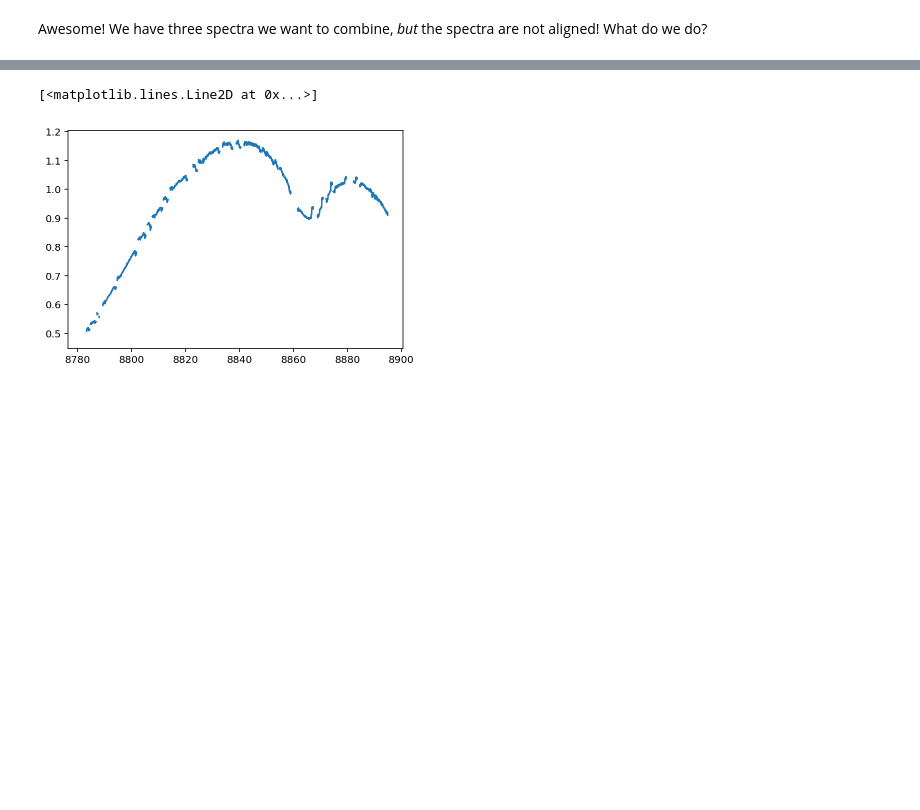
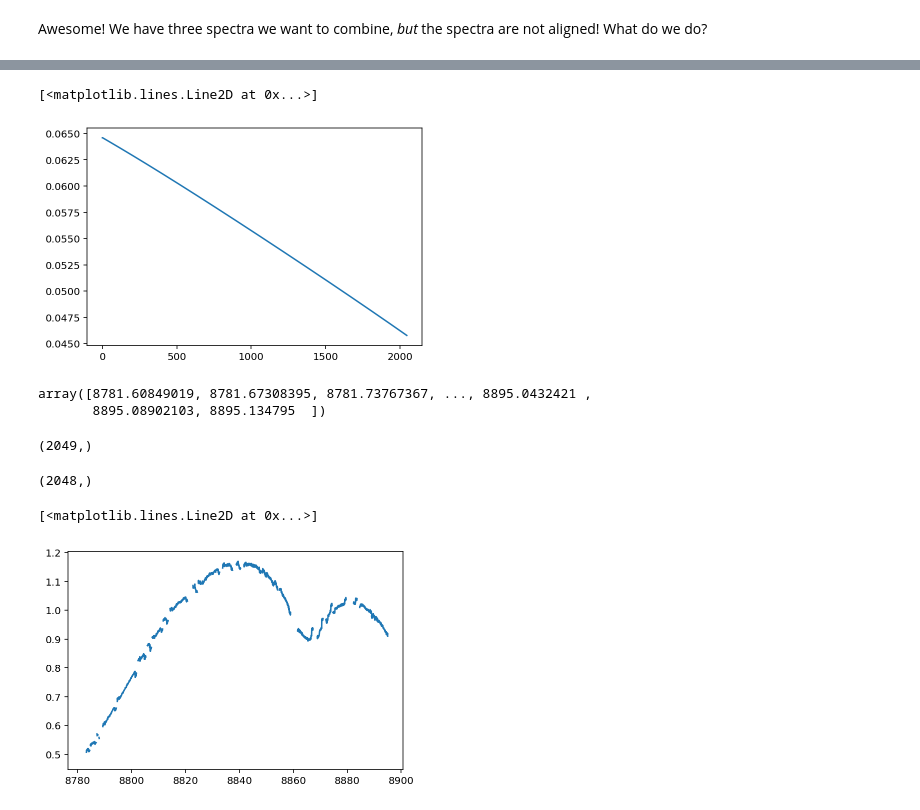
Before and after one commit to OttoStruve/muler, a Jupyter notebook: docs/tutorials/Combine_spectra_misaligned.ipynb, the cells around one changed output, grey strips where cells are left out. Cells and saved outputs as stored; diff of their text form; code cells hidden in the pictures; blank space fills up the shorter version.

```diff
--- a/docs/tutorials/Combine_spectra_misaligned.ipynb
+++ b/docs/tutorials/Combine_spectra_misaligned.ipynb
@@ -53 +77,6 @@ y = np.hstack(y)
+# %%
+plt.plot(bin_sizes)
+# %% [output]
+[<matplotlib.lines.Line2D at 0x...>]
+[figure, added]
 # %%
@@ -59 +88,14 @@ result = binned_statistic(x=x,values=y,statistic='mean',bins=bins) #gives combin
+# %%
+result.bin_edges
+# %% [output]
+array([8781.60849019, 8781.67308395, 8781.73767367, ..., 8895.0432421 ,
+       8895.08902103, 8895.134795  ])
+# %%
+result.bin_edges.shape
+# %% [output]
+(2049,)
+# %%
+result.statistic.shape
+# %% [output]
+(2048,)
 # %%
```
Also changed, not shown: parts of 11 cells of this notebook.
